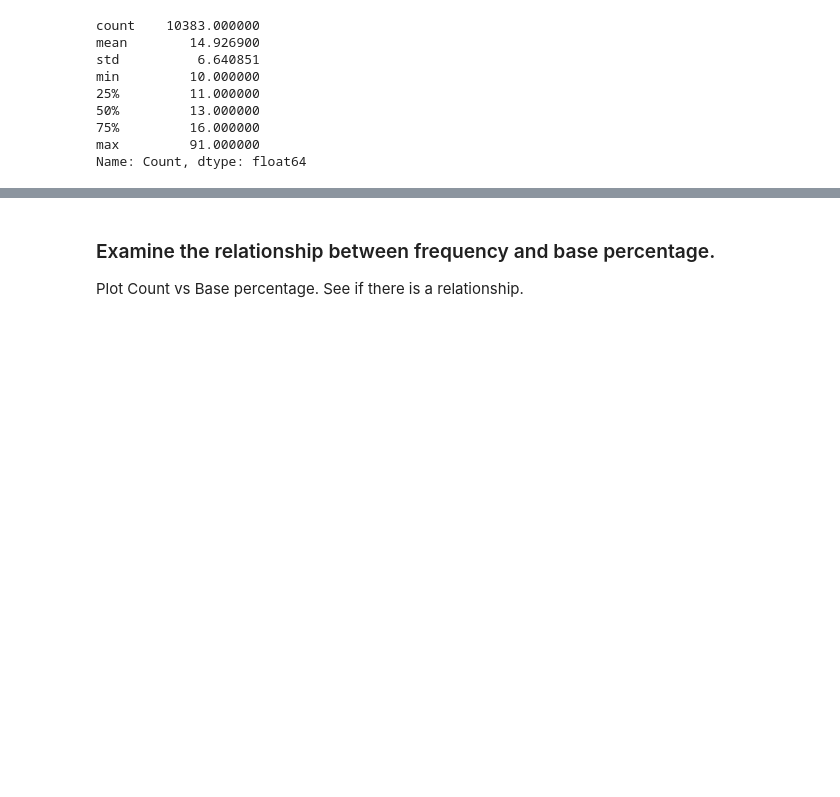
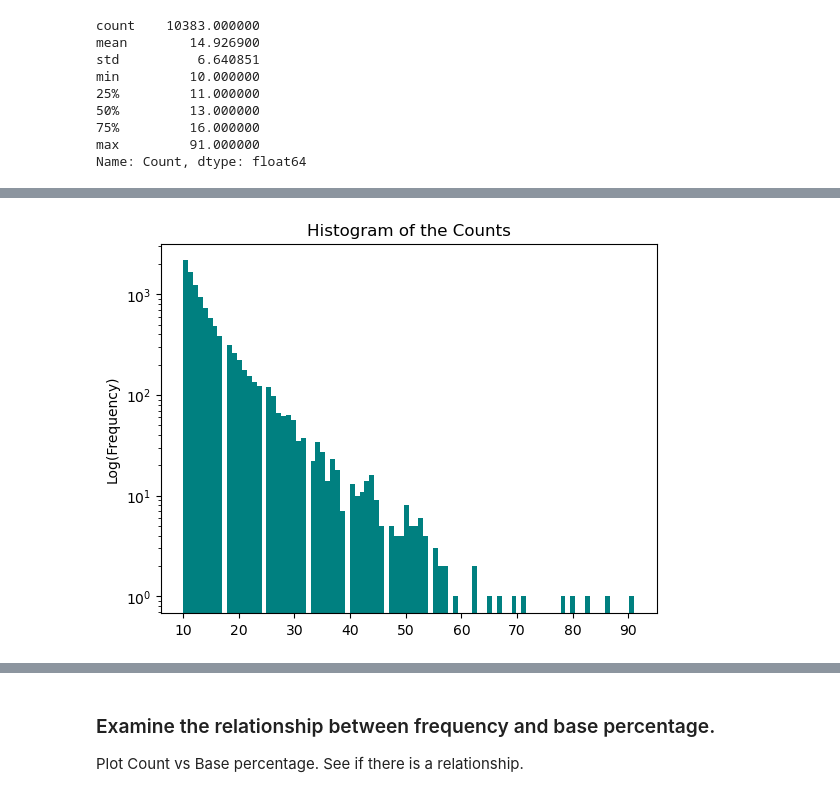
Before and after one commit to sheisroot/pH-sequence-design, a Jupyter notebook: Code/pH-EDA.ipynb, the cells around one changed output, grey strips where cells are left out. Saved outputs shown, nothing was run; the diff lists cells and outputs as text; code cells hidden in the pictures; blank space fills up the shorter version.

```diff
--- a/Code/pH-EDA.ipynb
+++ b/Code/pH-EDA.ipynb
@@ -138,0 +149,8 @@ Name: Count, dtype: float64
+# %%
+plt.hist(df['Count'].values, bins=92, color='teal')
+plt.title('Histogram of the Counts')
+plt.yscale('log')
+plt.ylabel('Log(Frequency)')
+plt.show()
+# %% [output]
+[figure, added]
```
Also changed, not shown: parts of 31 cells of this notebook.
